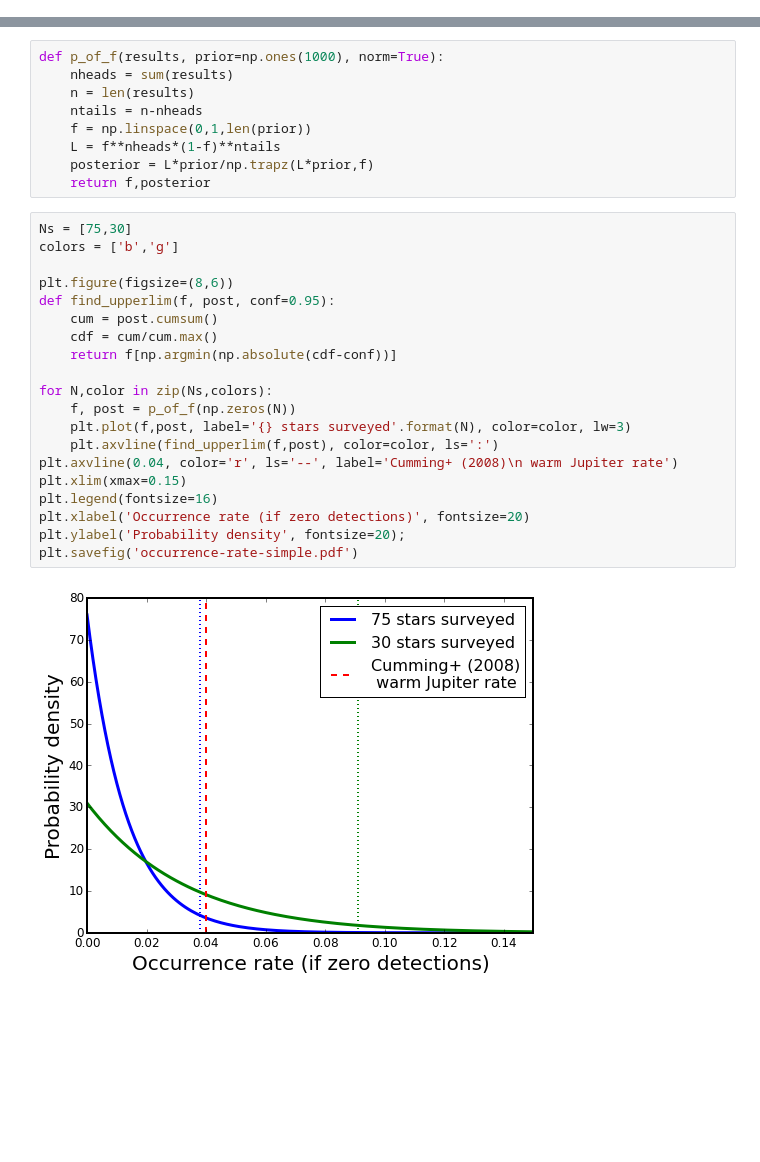
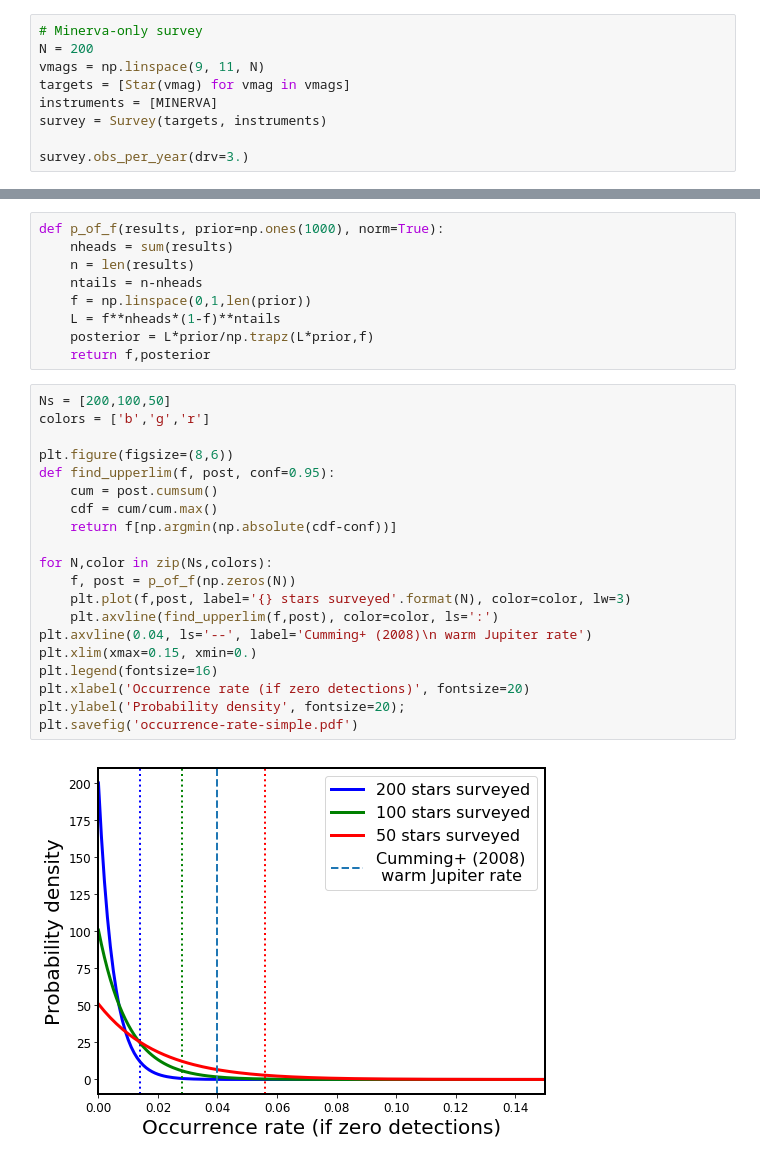
Before and after one commit to timothydmorton/wps-proposal, a Jupyter notebook: survey.ipynb, the cells around one changed output, grey strips where cells are left out. Saved outputs shown, nothing was run; the diff lists cells and outputs as text; blank space fills up the shorter version.

Commit message:
update for minerva

```diff
--- a/survey.ipynb
+++ b/survey.ipynb
@@ -100,0 +106,9 @@ array([ 78.,  78.,  78.,  77.,  77.])
+# %%
+# Minerva-only survey
+N = 200
+vmags = np.linspace(9, 11, N)
+targets = [Star(vmag) for vmag in vmags]
+instruments = [MINERVA]
+survey = Survey(targets, instruments)
+
+survey.obs_per_year(drv=3.)
@@ -108,24 +139,24 @@ def p_of_f(results, prior=np.ones(1000), norm=True):
     posterior = L*prior/np.trapz(L*prior,f)
     return f,posterior
 # %%
-Ns = [75,30]
-colors = ['b','g']
+Ns = [200,100,50]
+colors = ['b','g','r']
 
 plt.figure(figsize=(8,6))
 def find_upperlim(f, post, conf=0.95):
     cum = post.cumsum()
     cdf = cum/cum.max()
     return f[np.argmin(np.absolute(cdf-conf))]
 
 for N,color in zip(Ns,colors):
     f, post = p_of_f(np.zeros(N))
     plt.plot(f,post, label='{} stars surveyed'.format(N), color=color, lw=3)
     plt.axvline(find_upperlim(f,post), color=color, ls=':')
-plt.axvline(0.04, color='r', ls='--', label='Cumming+ (2008)\n warm Jupiter rate')
-plt.xlim(xmax=0.15)
+plt.axvline(0.04, ls='--', label='Cumming+ (2008)\n warm Jupiter rate')
+plt.xlim(xmax=0.15, xmin=0.)
 plt.legend(fontsize=16)
 plt.xlabel('Occurrence rate (if zero detections)', fontsize=20)
 plt.ylabel('Probability density', fontsize=20);
 plt.savefig('occurrence-rate-simple.pdf')
 # %% [output]
-[figure, old version]
+[figure, new version]
```
Also changed, not shown: parts of 4 cells of this notebook.
